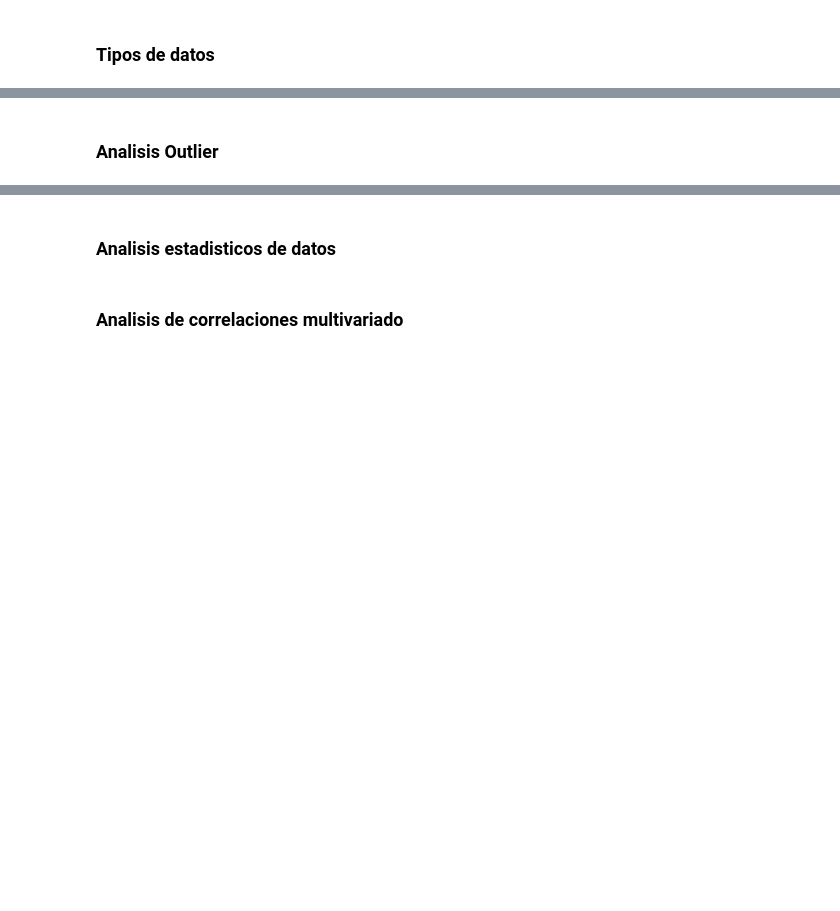
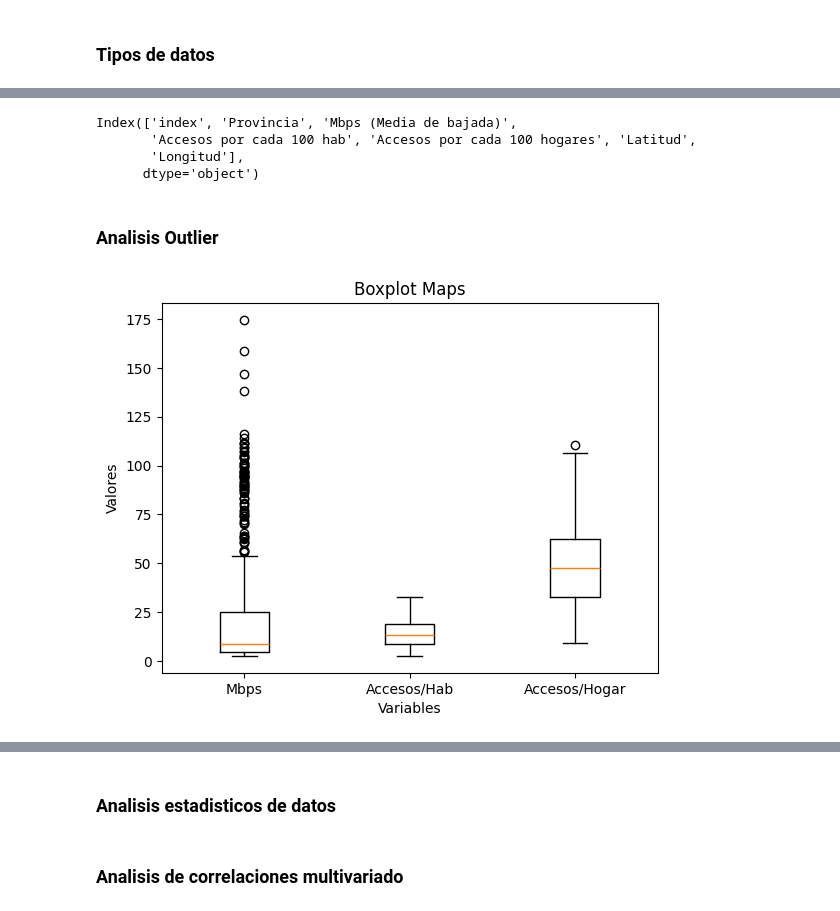
Before and after one commit to TABOO52/Empresa-Telecomunicaciones-Argentina-DataAnalist, a Jupyter notebook: notebooks/EDA.ipynb, the cells around one changed output, grey strips where cells are left out. Drawn from its saved outputs; the diff is of its cells as text; code cells hidden in the pictures; blank space fills up the shorter version.

```diff
--- a/notebooks/EDA.ipynb
+++ b/notebooks/EDA.ipynb
@@ -25,2 +69,20 @@ import matplotlib.pyplot as plt
+# %%
+df_maps.columns
+# %% [output]
+Index(['index', 'Provincia', 'Mbps (Media de bajada)',
+       'Accesos por cada 100 hab', 'Accesos por cada 100 hogares', 'Latitud',
+       'Longitud'],
+      dtype='object')
 # %% [markdown]
 ### Analisis Outlier
+# %%
+plt.boxplot([df_maps['Mbps (Media de bajada)'],
+            df_maps['Accesos por cada 100 hab'],
+            df_maps['Accesos por cada 100 hogares']])
+plt.xticks([1, 2, 3], ['Mbps', 'Accesos/Hab', 'Accesos/Hogar'])
+plt.xlabel('Variables')  # Etiqueta del eje x
+plt.ylabel('Valores')  # Etiqueta del eje y
+plt.title('Boxplot Maps')  # Título del gráfico
+plt.show()
+# %% [output]
+[figure, added]
```
Also changed, not shown: parts of 14 cells of this notebook, 1 other file.
